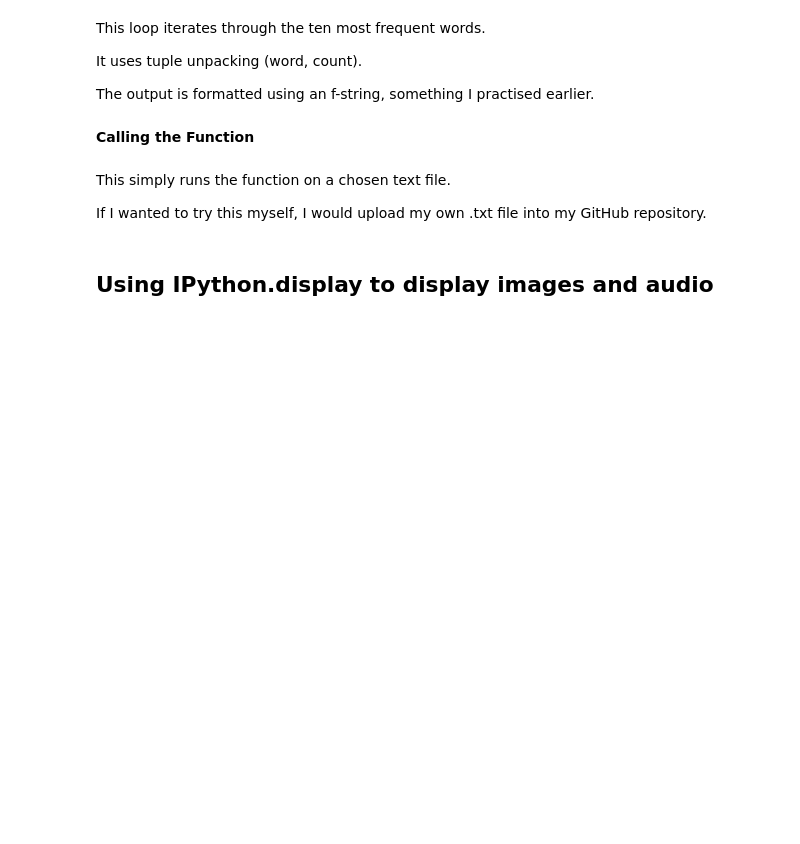
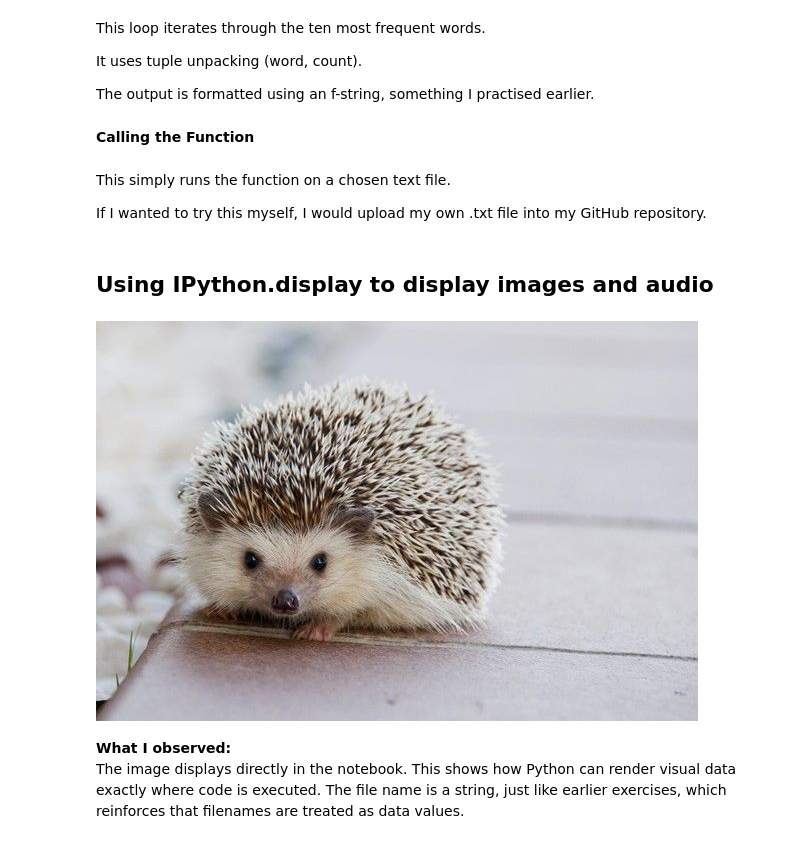
Before and after one commit to AlexMeiklejon/AI-for-the-arts, a Jupyter notebook: coding_exercises.ipynb, the cells around one changed output. Cells and saved outputs as stored; diff of their text form; code cells hidden in the pictures; blank space fills up the shorter version.

```diff
--- a/coding_exercises.ipynb
+++ b/coding_exercises.ipynb
@@ -1649,3 +1649,12 @@ This simply runs the function on a chosen text file.
 If I wanted to try this myself, I would upload my own .txt file into my GitHub repository.
 # %% [markdown]
 ## Using IPython.display to display images and audio
+# %%
+from IPython.display import Image
+
+Image("picture1 (1).jpg")
+# %% [output]
+[figure, added]
+# %% [markdown]
+**What I observed:**
+The image displays directly in the notebook. This shows how Python can render visual data exactly where code is executed. The file name is a string, just like earlier exercises, which reinforces that filenames are treated as data values.
```
Also changed, not shown: parts of 32 cells of this notebook, 3 other files.
